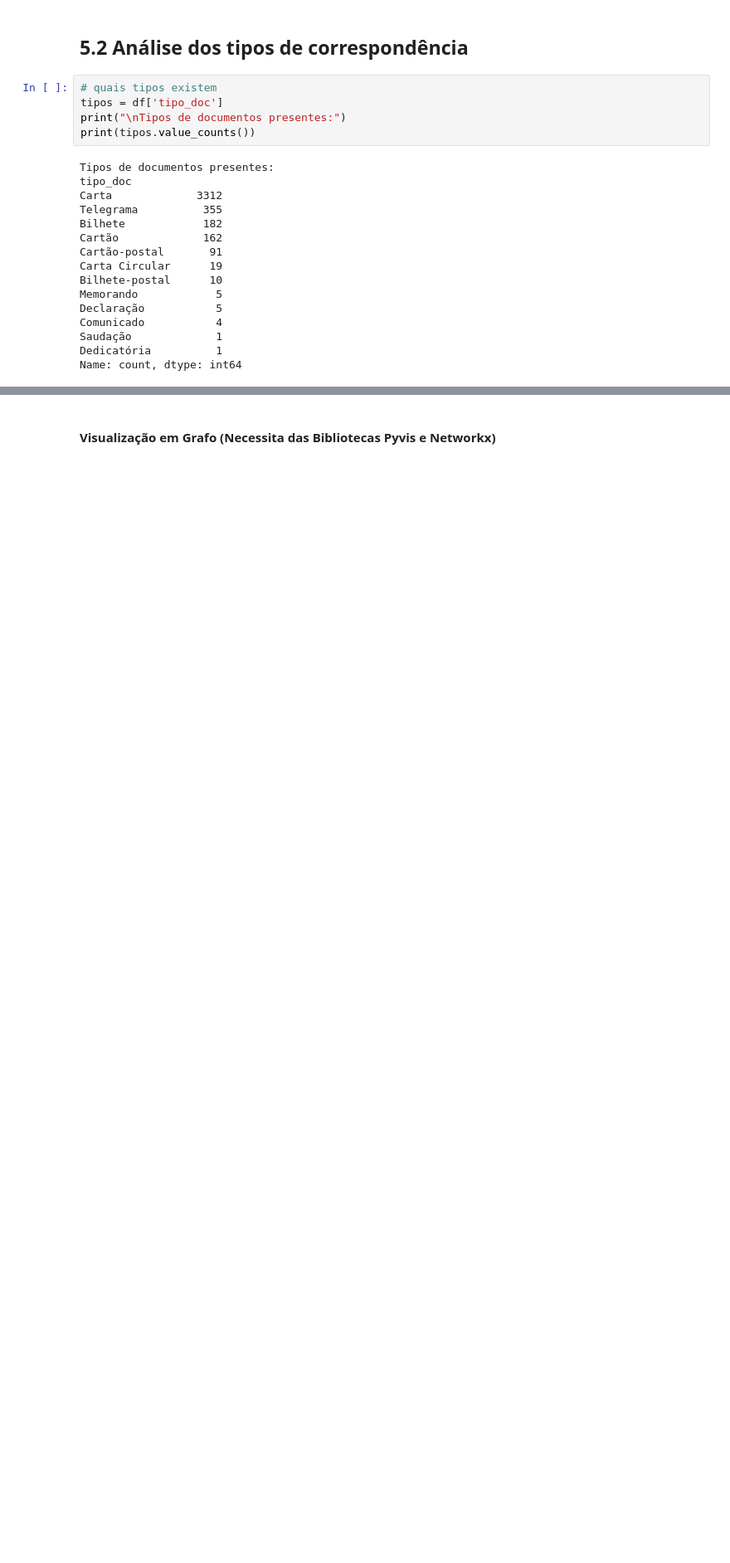
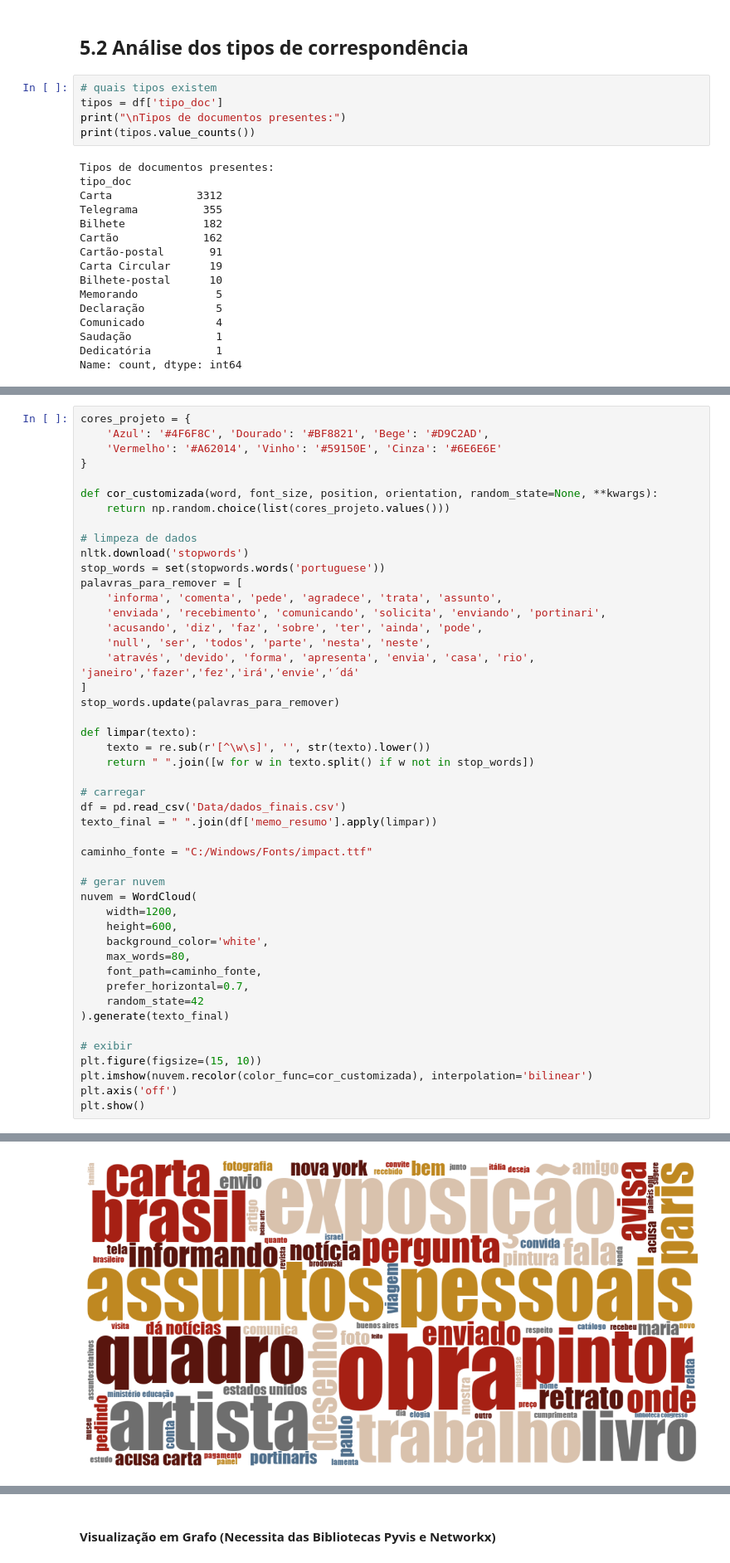
Before and after one commit to vrsmic/portinari-metadata, a Jupyter notebook: AV2.ipynb, the cells around one changed output, grey strips where cells are left out. Shown at 83% size. Cells and saved outputs as stored; diff of their text form; blank space fills up the shorter version.

```diff
--- a/AV2.ipynb
+++ b/AV2.ipynb
@@ -719,0 +945,48 @@ chart.show()
+# %%
+cores_projeto = {
+    'Azul': '#4F6F8C', 'Dourado': '#BF8821', 'Bege': '#D9C2AD',
+    'Vermelho': '#A62014', 'Vinho': '#59150E', 'Cinza': '#6E6E6E'
+}
+
+def cor_customizada(word, font_size, position, orientation, random_state=None, **kwargs):
+    return np.random.choice(list(cores_projeto.values()))
+
+# limpeza de dados
+nltk.download('stopwords')
+stop_words = set(stopwords.words('portuguese'))
+palavras_para_remover = [
+    'informa', 'comenta', 'pede', 'agradece', 'trata', 'assunto',
+    'enviada', 'recebimento', 'comunicando', 'solicita', 'enviando', 'portinari',
+    'acusando', 'diz', 'faz', 'sobre', 'ter', 'ainda', 'pode',
+    'null', 'ser', 'todos', 'parte', 'nesta', 'neste',
+    'através', 'devido', 'forma', 'apresenta', 'envia', 'casa', 'rio', 'janeiro','fazer','fez','irá','envie','´dá'
+]
+stop_words.update(palavras_para_remover)
+
+def limpar(texto):
+    texto = re.sub(r'[^\w\s]', '', str(texto).lower())
+    return " ".join([w for w in texto.split() if w not in stop_words])
+
+# carregar
+df = pd.read_csv('Data/dados_finais.csv')
+texto_final = " ".join(df['memo_resumo'].apply(limpar))
+
+caminho_fonte = "C:/Windows/Fonts/impact.ttf"
+
+# gerar nuvem
+nuvem = WordCloud(
+    width=1200,
+    height=600,
+    background_color='white',
+    max_words=80,
+    font_path=caminho_fonte,
+    prefer_horizontal=0.7,
+    random_state=42
+).generate(texto_final)
+
+# exibir
+plt.figure(figsize=(15, 10))
+plt.imshow(nuvem.recolor(color_func=cor_customizada), interpolation='bilinear')
+plt.axis('off')
+plt.show()
+# %% [output]
@@ -719,0 +996 @@ chart.show()
+[figure, added]
```
Also changed, not shown: parts of 17 cells of this notebook, 1 other file.
